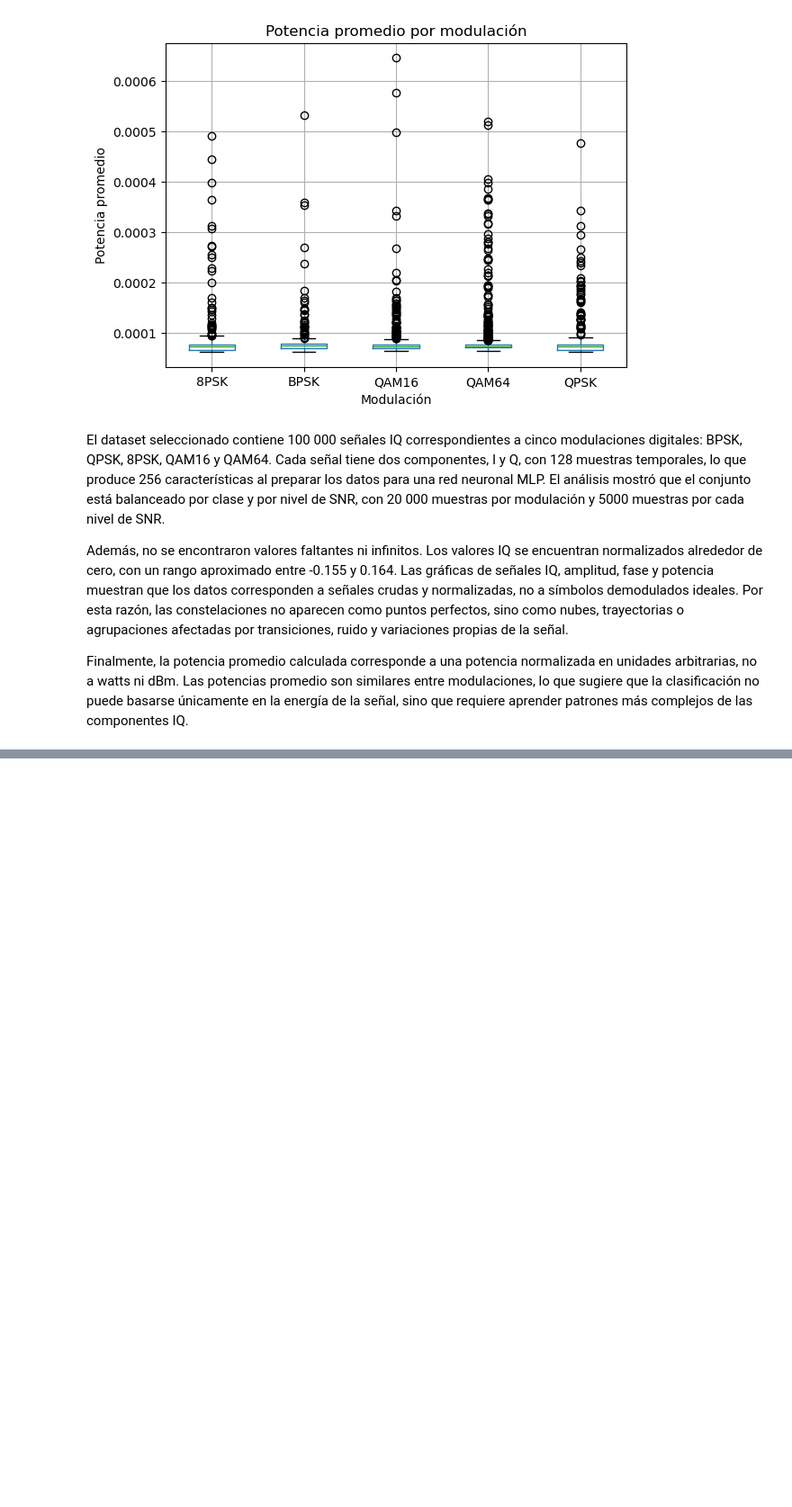
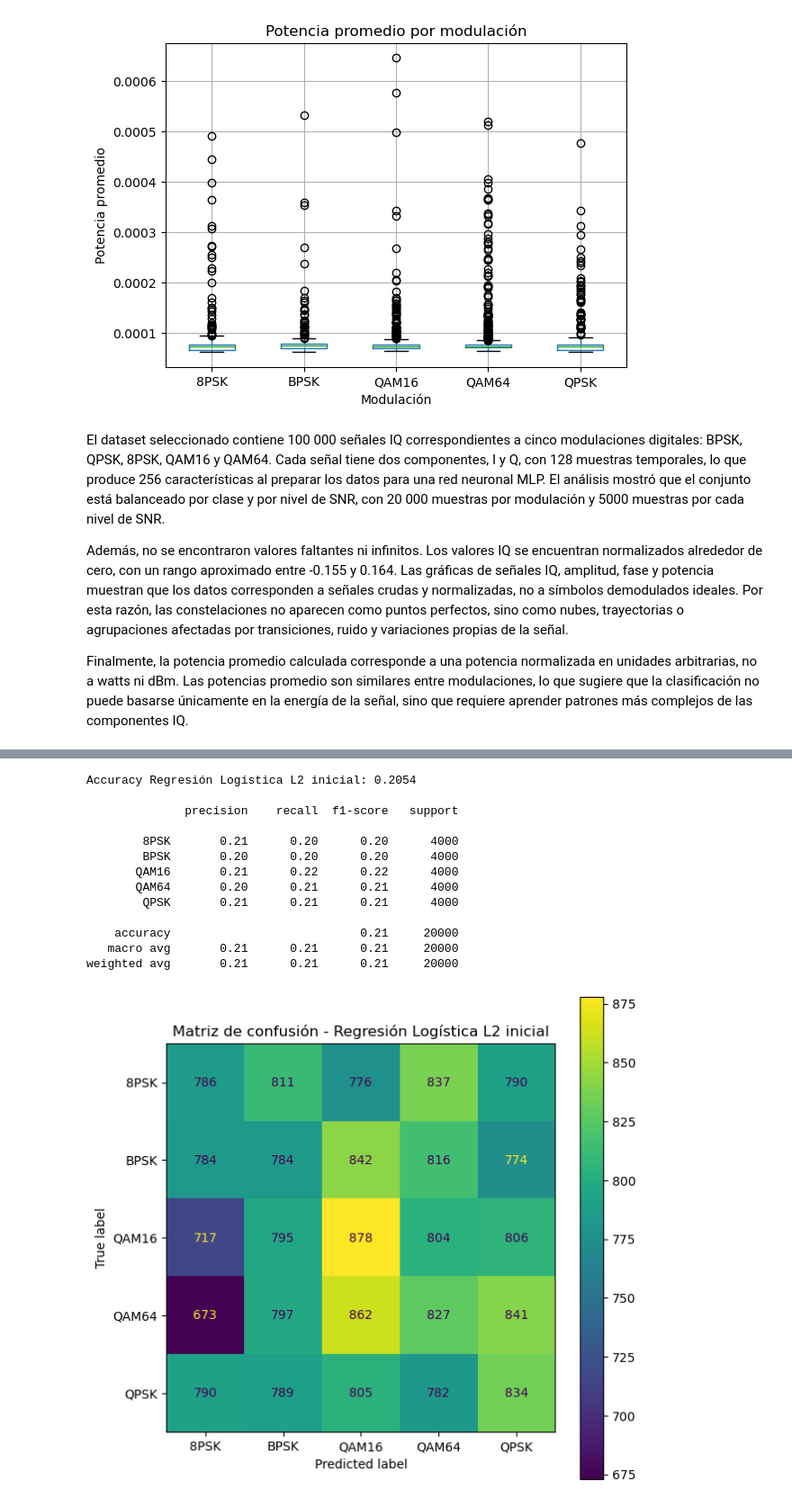
Before and after one commit to gbberru/ML-Digital-Modulations-classifier, a Jupyter notebook: notebook/digital-modulations-classifier.ipynb, the cells around one changed output, grey strips where cells are left out. Shown at 90% size. Cells and saved outputs as stored; diff of their text form; code cells hidden in the pictures; blank space fills up the shorter version.

```diff
--- a/notebook/digital-modulations-classifier.ipynb
+++ b/notebook/digital-modulations-classifier.ipynb
@@ -402,0 +609,25 @@ Finalmente, la potencia promedio calculada corresponde a una potencia normalizad
+# %%
+# Entrenamiento inicial Regresión Logística L2
+pipeline_logreg.fit(X_train, y_train)
+
+y_pred_logreg_initial, accuracy_logreg_initial = evaluar_modelo(
+    pipeline_logreg,
+    X_test,
+    y_test,
+    "Regresión Logística L2 inicial"
+)
+# %% [output]
+Accuracy Regresión Logística L2 inicial: 0.2054
+
+              precision    recall  f1-score   support
+
+        8PSK       0.21      0.20      0.20      4000
+        BPSK       0.20      0.20      0.20      4000
+       QAM16       0.21      0.22      0.22      4000
+       QAM64       0.20      0.21      0.21      4000
+        QPSK       0.21      0.21      0.21      4000
+
+    accuracy                           0.21     20000
+   macro avg       0.21      0.21      0.21     20000
+weighted avg       0.21      0.21      0.21     20000
+[figure, added]
```
Also changed, not shown: parts of 43 cells of this notebook.
